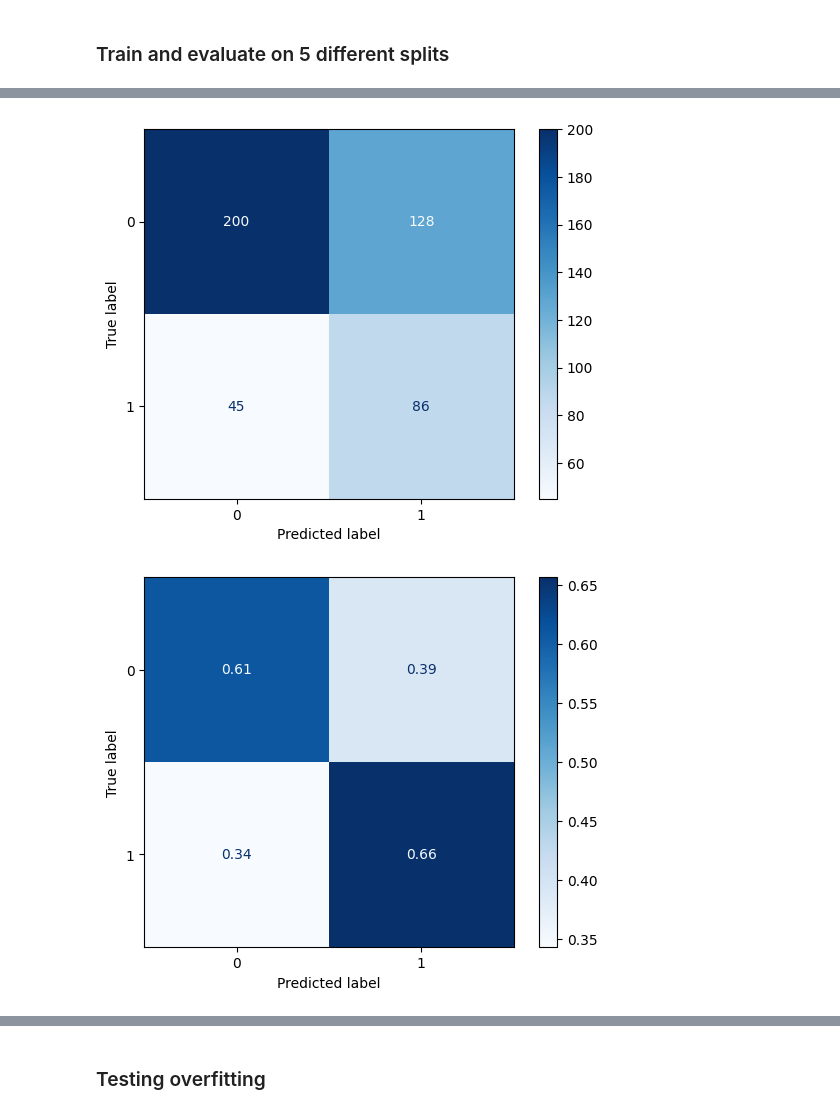
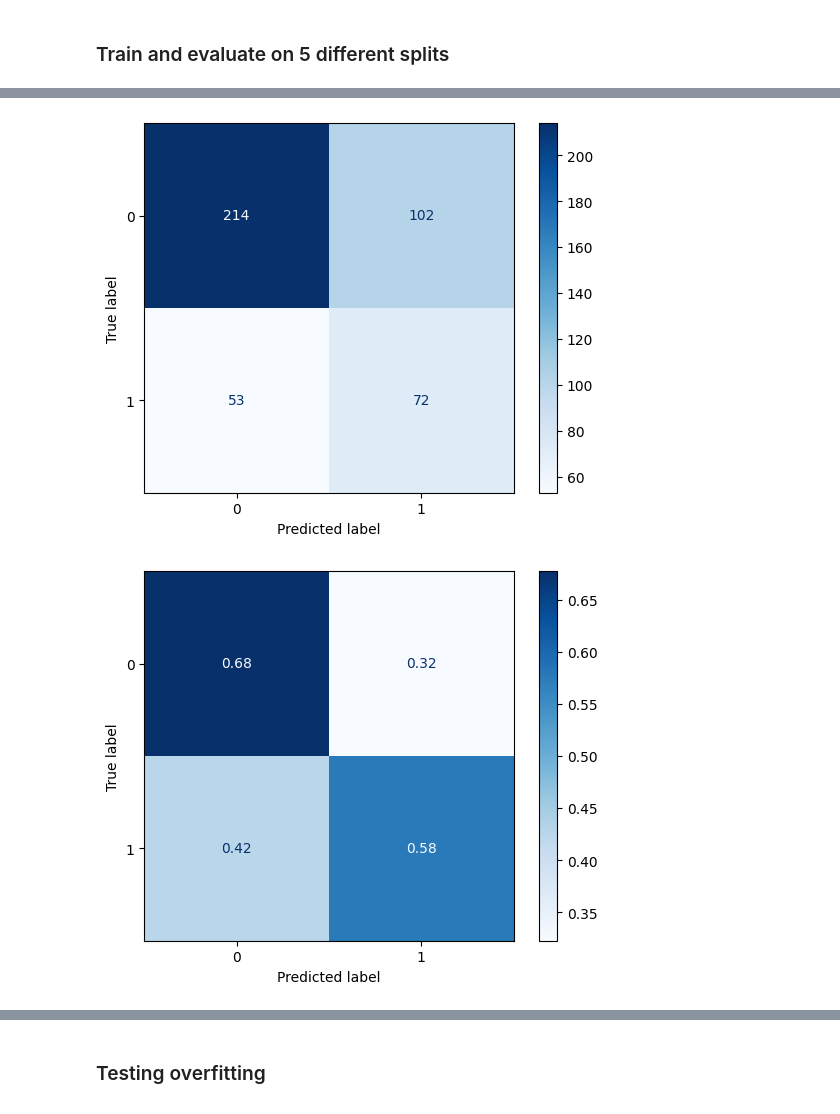
Before and after one commit to manuelfmerino/expression_prediction_AI, a Jupyter notebook: train_CNN.ipynb, the cells around one changed output, grey strips where cells are left out. Drawn from its saved outputs; the diff is of its cells as text; code cells hidden in the pictures.

```diff
--- a/train_CNN.ipynb
+++ b/train_CNN.ipynb
@@ -413,7 +415,7 @@ transform = transforms.Compose([
 # %% [markdown]
 ### Train and evaluate on 5 different splits
 # %%
-var = '7x7_kernel_32_32_filters_dropout_0_balanced_dataset_52_pixels_full_75_5000_filtered'
+var = '3x3_kernel_64_64_filters_dropout_0.3_balanced_dataset_52_pixels_full_75_250_filtered'
 results_path = '../results/CNN_Mateo/' + var
 os.makedirs(results_path)
 
@@ -421,7 +423,7 @@ for split_i in range(0, 5):
     print(f'Reading training and validation sets in fold {split_i}...')
 
     # Model
-    model = help_funcs.CNN_1(out_1 = 32, kernel_cnn_1 = 7, out_2 = 32, kernel_cnn_2 = 7, p=0, h = IMAGE_SIZE, w = IMAGE_SIZE)
+    model = help_funcs.CNN_1(out_1 = 64, kernel_cnn_1 = 3, out_2 = 64, kernel_cnn_2 = 3, p=0.3, h = IMAGE_SIZE, w = IMAGE_SIZE)
     model = model.to(DEVICE)
 
     # Optimizer
@@ -511,3 +513,3 @@ Training epoch 475...
 [figure]
-[figure, old version]
+[figure, new version]
-[figure, old version]
+[figure, new version]
```
Also changed, not shown: parts of 3 cells of this notebook, 3 other files.
